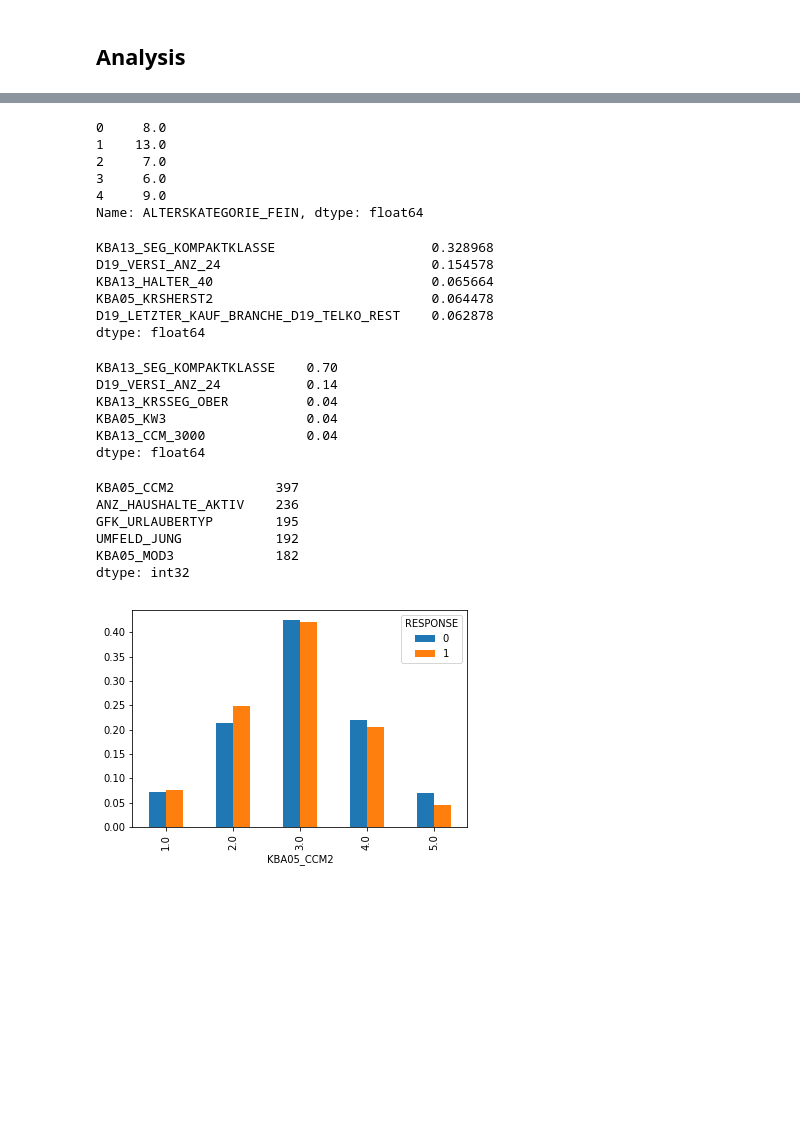
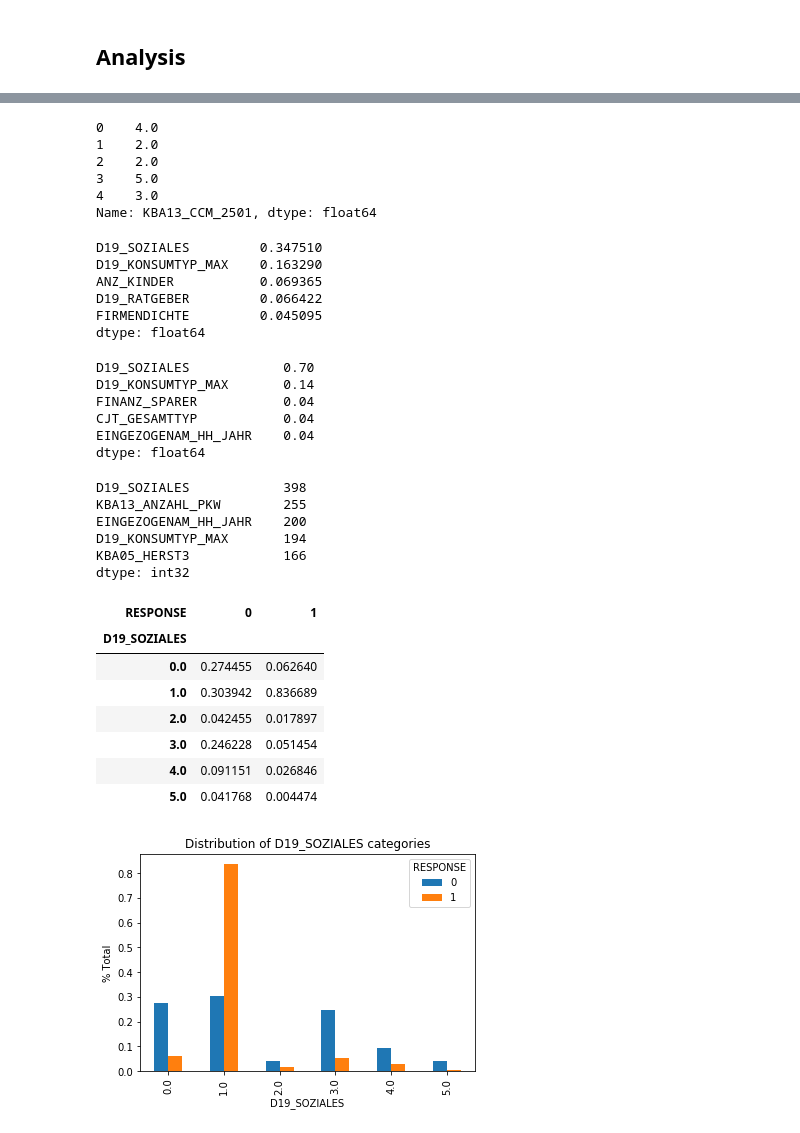
Before and after one commit to mkeisenbach/arvato, a Jupyter notebook: supervised/Supervised Learning Using Ensemble Methods.ipynb, the cells around one changed output, grey strips where cells are left out. Cells and saved outputs as stored; diff of their text form; code cells hidden in the pictures; blank space fills up the shorter version.

Commit message:
fix: correctly retrieve feature importance

```diff
--- a/supervised/Supervised Learning Using Ensemble Methods.ipynb
+++ b/supervised/Supervised Learning Using Ensemble Methods.ipynb
@@ -330,43 +351,57 @@ array([-0.31186293,  0.57800226,  1.02293486, -0.31186293, -0.31186293])
-# %%
-X.iloc[:5,1]
-# %% [output]
-0     8.0
-1    13.0
-2     7.0
-3     6.0
-4     9.0
-Name: ALTERSKATEGORIE_FEIN, dtype: float64
+# %%
+X[processed_cols[8]].head()
+# %% [output]
+0    4.0
+1    2.0
+2    2.0
+3    5.0
+4    3.0
+Name: KBA13_CCM_2501, dtype: float64
 # %%
-pd.Series(gb_model.feature_importances_, index=X.columns).sort_values(ascending=False).head()
+pd.Series(gb_model.feature_importances_, index=processed_cols).sort_values(ascending=False).head()
 # %% [output]
-KBA13_SEG_KOMPAKTKLASSE                    0.328968
-D19_VERSI_ANZ_24                           0.154578
-KBA13_HALTER_40                            0.065664
-KBA05_KRSHERST2                            0.064478
-D19_LETZTER_KAUF_BRANCHE_D19_TELKO_REST    0.062878
+D19_SOZIALES         0.347510
+D19_KONSUMTYP_MAX    0.163290
+ANZ_KINDER           0.069365
+D19_RATGEBER         0.066422
+FIRMENDICHTE         0.045095
 dtype: float64
 # %%
-pd.Series(ada_model.feature_importances_, index=X.columns).sort_values(ascending=False).head()
+pd.Series(ada_model.feature_importances_, index=processed_cols).sort_values(ascending=False).head()
 # %% [output]
-KBA13_SEG_KOMPAKTKLASSE    0.70
-D19_VERSI_ANZ_24           0.14
-KBA13_KRSSEG_OBER          0.04
-KBA05_KW3                  0.04
-KBA13_CCM_3000             0.04
+D19_SOZIALES            0.70
+D19_KONSUMTYP_MAX       0.14
+FINANZ_SPARER           0.04
+CJT_GESAMTTYP           0.04
+EINGEZOGENAM_HH_JAHR    0.04
 dtype: float64
 # %%
-pd.Series(lgbm_model.feature_importances_, index=X.columns).sort_values(ascending=False).head()
+pd.Series(lgbm_model.feature_importances_, index=processed_cols).sort_values(ascending=False).head()
 # %% [output]
-KBA05_CCM2             397
-ANZ_HAUSHALTE_AKTIV    236
-GFK_URLAUBERTYP        195
-UMFELD_JUNG            192
-KBA05_MOD3             182
+D19_SOZIALES            398
+KBA13_ANZAHL_PKW        255
+EINGEZOGENAM_HH_JAHR    200
+D19_KONSUMTYP_MAX       194
+KBA05_HERST3            166
 dtype: int32
 # %%
-totals = mailout_train_clean.groupby('RESPONSE').KBA05_CCM2.count()
-counts = mailout_train_clean.groupby('RESPONSE').KBA05_CCM2.value_counts()
-(counts/totals).unstack(level=0).plot.bar();
+feature = 'D19_SOZIALES'
+totals = mailout_train_clean.groupby('RESPONSE')[feature].count()
+counts = mailout_train_clean.groupby('RESPONSE')[feature].value_counts()
+percentages = (counts/totals).unstack(level=0)
+percentages
 # %% [output]
-[figure, removed]
+| RESPONSE | 0 | 1 |
+| D19_SOZIALES |  |  |
+| 0.0 | 0.274455 | 0.062640 |
+| 1.0 | 0.303942 | 0.836689 |
+| 2.0 | 0.042455 | 0.017897 |
+| 3.0 | 0.246228 | 0.051454 |
+| 4.0 | 0.091151 | 0.026846 |
+| 5.0 | 0.041768 | 0.004474 |
+# %%
+ax = percentages.plot.bar(title='Distribution of D19_SOZIALES categories')
+ax.set(ylabel='% Total');
+# %% [output]
+[figure, added]
 # %%
```
Also changed, not shown: parts of 18 cells of this notebook.
